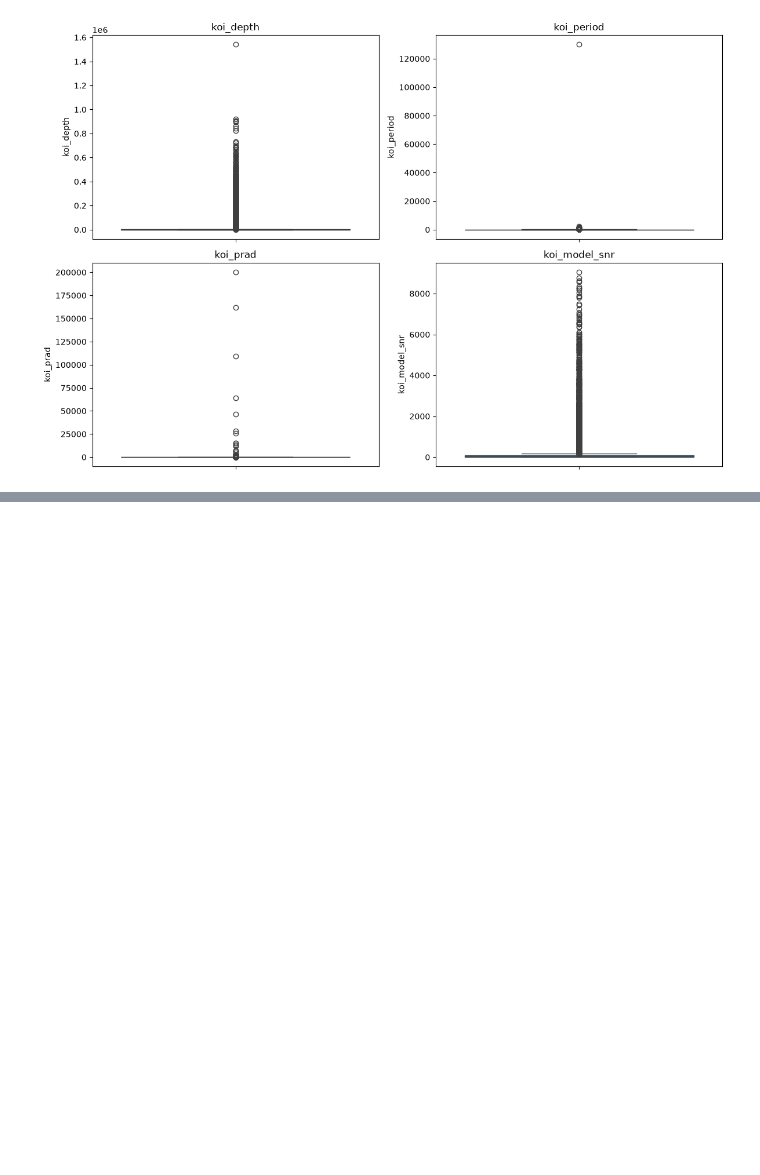
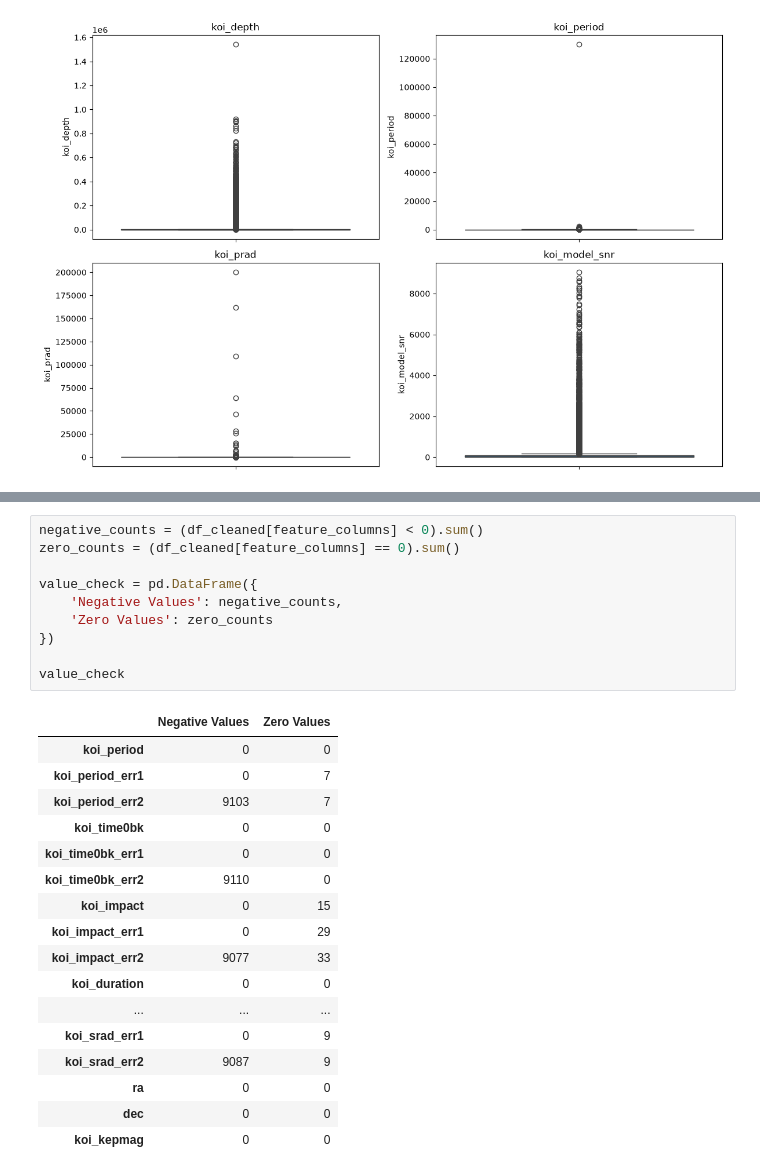
Before and after one commit to devikarapillai/Kepler-Exoplant_Classification, a Jupyter notebook: Nasa Kepler Exoplanent Detection.ipynb, the cells around one changed output, grey strips where cells are left out. Cells and saved outputs as stored; diff of their text form; blank space fills up the shorter version.

```diff
--- a/Nasa Kepler Exoplanent Detection.ipynb
+++ b/Nasa Kepler Exoplanent Detection.ipynb
@@ -537,0 +733,28 @@ plt.show()
+# %%
+negative_counts = (df_cleaned[feature_columns] < 0).sum()
+zero_counts = (df_cleaned[feature_columns] == 0).sum()
+
+value_check = pd.DataFrame({
+    'Negative Values': negative_counts,
+    'Zero Values': zero_counts
+})
+
+value_check
+# %% [output]
+|  | Negative Values | Zero Values |
+| koi_period | 0 | 0 |
+| koi_period_err1 | 0 | 7 |
+| koi_period_err2 | 9103 | 7 |
+| koi_time0bk | 0 | 0 |
+| koi_time0bk_err1 | 0 | 0 |
+| koi_time0bk_err2 | 9110 | 0 |
+| koi_impact | 0 | 15 |
+| koi_impact_err1 | 0 | 29 |
+| koi_impact_err2 | 9077 | 33 |
+| koi_duration | 0 | 0 |
+| ... | ... | ... |
+| koi_srad_err1 | 0 | 9 |
+| koi_srad_err2 | 9087 | 9 |
+| ra | 0 | 0 |
+| dec | 0 | 0 |
+| koi_kepmag | 0 | 0 |
```
Also changed, not shown: parts of 10 cells of this notebook.
